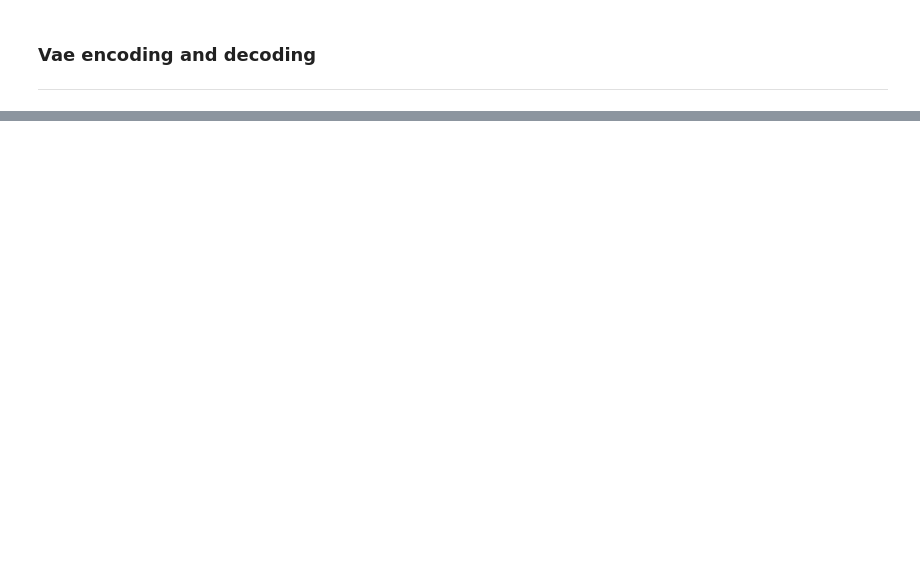
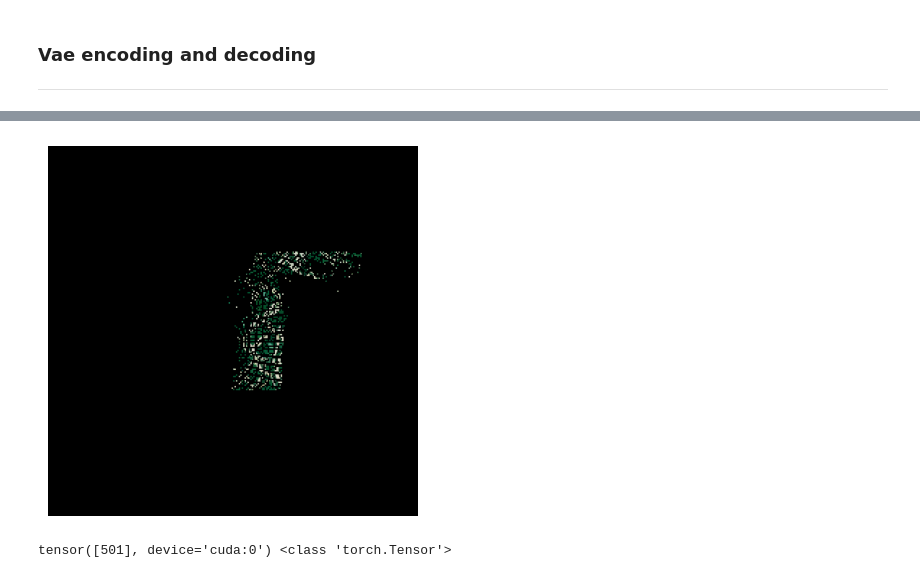
Before and after one commit to ludekcizinsky/garment-texture-completion, a Jupyter notebook: notebooks/test_train_pipeline.ipynb, the cells around one changed output, grey strips where cells are left out. Saved outputs shown, nothing was run; the diff lists cells and outputs as text; code cells hidden in the pictures; blank space fills up the shorter version.

```diff
--- a/notebooks/test_train_pipeline.ipynb
+++ b/notebooks/test_train_pipeline.ipynb
@@ -132,0 +136,8 @@ plt.tight_layout()
+# %%
+def post_process_image(image):
+    if type(image) == torch.Tensor:
+        image = image.cpu().numpy()
+    decoded_image = data_utils.channels_last(data_utils.denormalise_image(image))
+    return decoded_image
+# %%
+cfg = OmegaConf.load("../configs/train.yaml")
@@ -132,0 +147,19 @@ plt.tight_layout()
+# %%
+dataset = InpaintingDataset(cfg)
+i = random.randint(0, len(dataset) - 1)
+sample = dataset[i]
+
+diffuse_img, partial_img = sample["full_diffuse_img"], sample["partial_diffuse_img"]
+# %%
+post_partial_img = post_process_image(partial_img)
+
+plt.imshow(post_partial_img)
+plt.axis("off")
+plt.show()
+# %% [output]
+[figure, added]
+# %%
+x_in = torch.from_numpy(partial_img).unsqueeze(0)
+inpainted_img = model.inference(x_in.cuda(), strength=0.5)
+# %% [output]
+tensor([501], device='cuda:0') <class 'torch.Tensor'>
```
Also changed, not shown: parts of 8 cells of this notebook, 2 other files.
